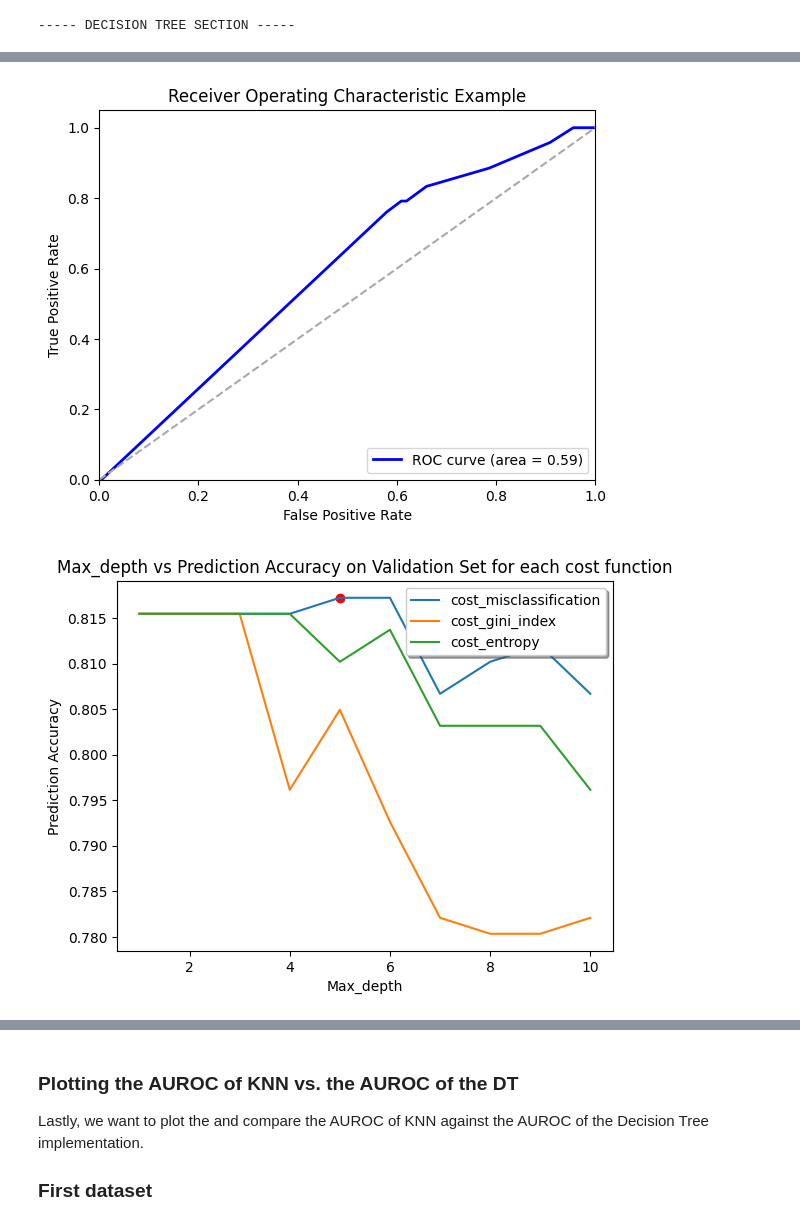
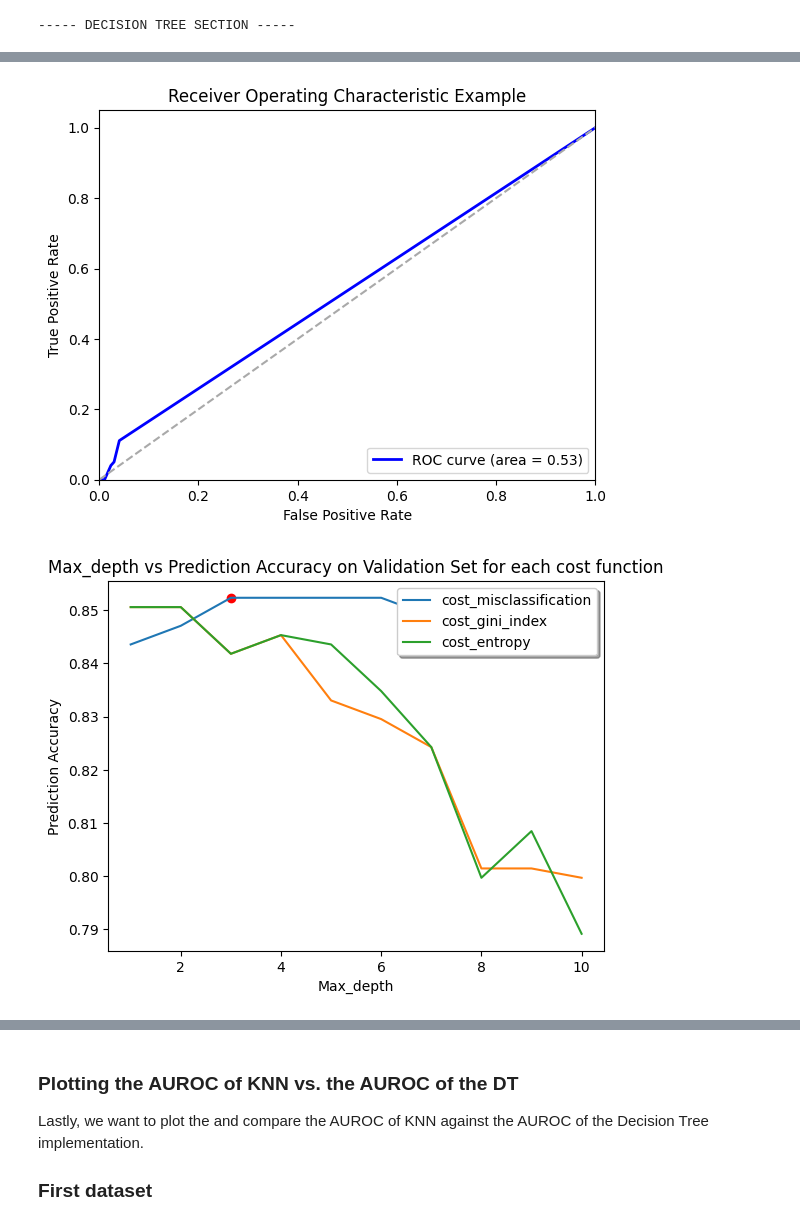
Before and after one commit to chxmberland/comp-551-a1, a Jupyter notebook: 551_group21_a-1.ipynb, the cells around one changed output, grey strips where cells are left out. Cells and saved outputs as stored; diff of their text form; code cells hidden in the pictures.

```diff
--- a/551_group21_a-1.ipynb
+++ b/551_group21_a-1.ipynb
@@ -1009,6 +1029,8 @@ print("\n----- TRAINING ON DATASET ONE -----\n")
 
 dataset_size = nhanes.shape[0]
 num_cols = nhanes.shape[1]
+
+nhanes = nhanes.to_numpy()
 
 # Change float col to int
 nhanes[:, 3] *= 10#.astype(int)
@@ -1152,7 +1174,7 @@ Got accuracy on test data of 0.83
 
 Getting the AUROC score.
-[figure, old version]
+[figure, new version]
-[figure, old version]
+[figure, new version]
 # %%
 #TRAINING, PARAMETRIZING AND EVALUATION DT ON DATASET TWO
 
```
Also changed, not shown: parts of 21 cells of this notebook, 13 other files.
